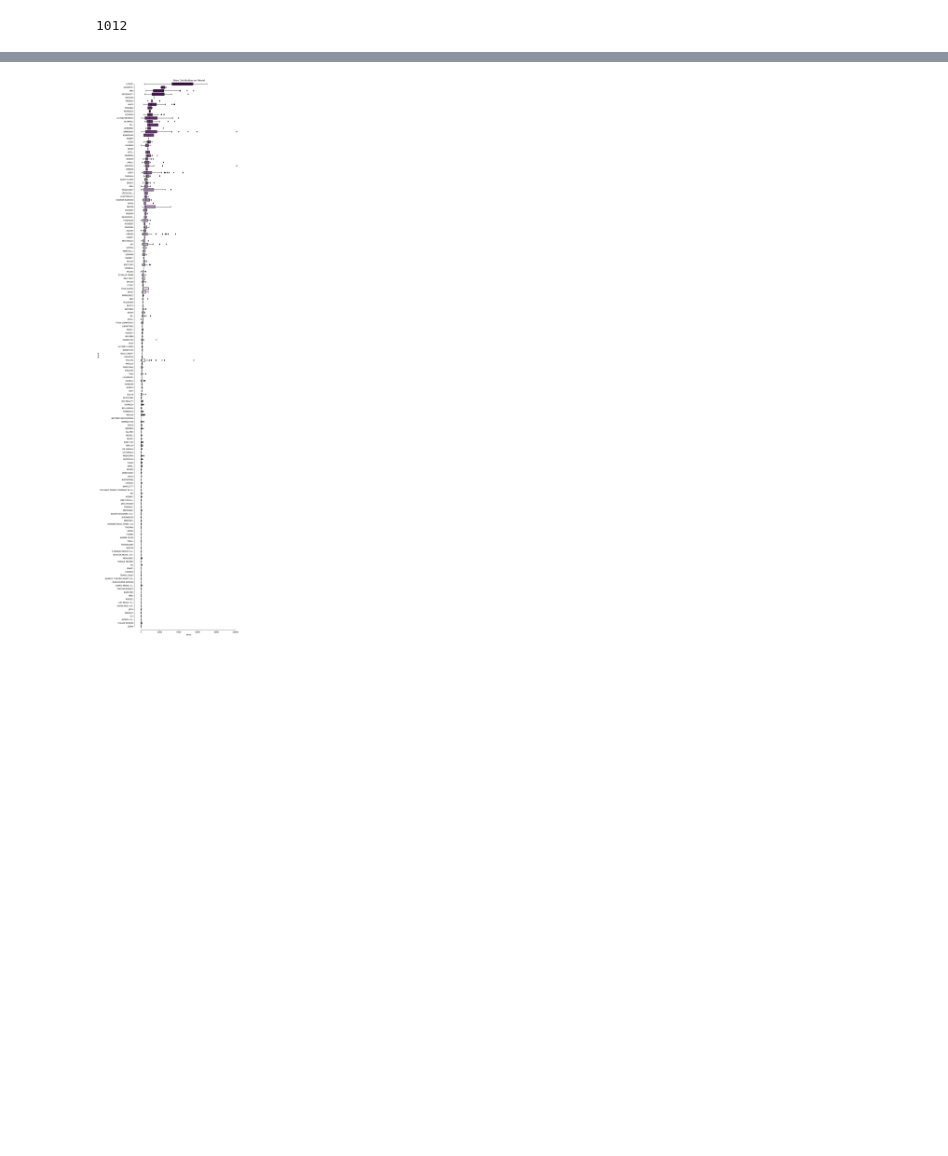
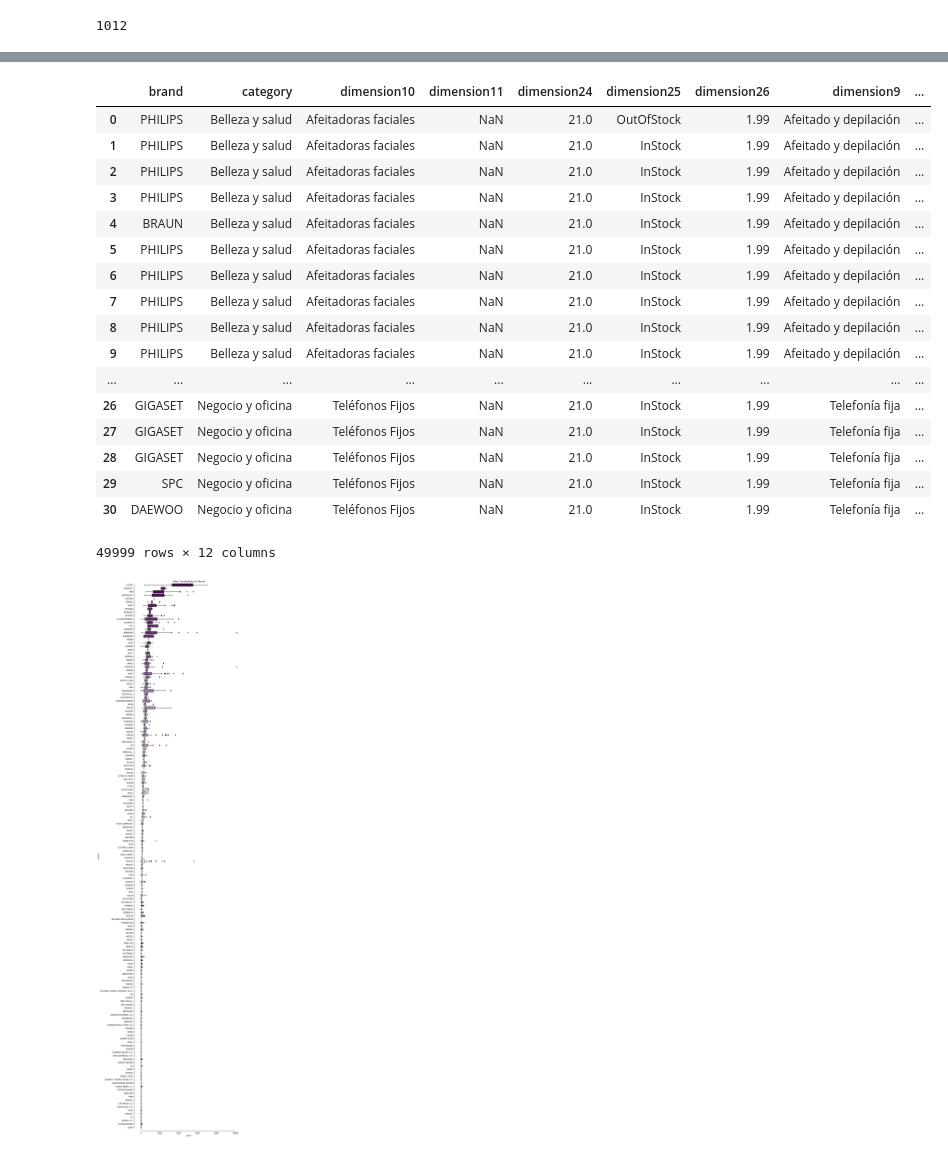
Before and after one commit to lisardogayan/Webscrapping, a Jupyter notebook: Test_Webscrapping.ipynb, the cells around one changed output, grey strips where cells are left out. Cells and saved outputs as stored; diff of their text form; code cells hidden in the pictures; blank space fills up the shorter version.

```diff
--- a/Test_Webscrapping.ipynb
+++ b/Test_Webscrapping.ipynb
@@ -152,0 +205,12 @@ total_products.to_csv(dat)
+# %%
+k=711
+#for link in pagelinks[1:10]:
+for link in pagelinks[711:]:
+    k += 1
+    #print("Escaneando pagina %d de %d" % (k, len(pagelinks[1:10])))
+    print("Escaneando pagina %d de %d" % (k, len(pagelinks)))
+    products = get_data(link, dat)
+    time.sleep(2)
+    total_products = total_products.append(products)
+
+print("Done. The prices have been scrapped.")
@@ -152,0 +275,4 @@ total_products.to_csv(dat)
+# %%
+# Reindexamos el dataframe y volvemos a mostrar primeras y últimas filas
+total_products = total_products.reset_index(drop=True)
+total_products.iloc[np.r_[0:3, -3:0]]
@@ -152,0 +287,3 @@ total_products.to_csv(dat)
+# %%
+# Obtenemos la fecha del sistema
+now = datetime.datetime.now()
@@ -152,0 +295,3 @@ total_products.to_csv(dat)
+# %%
+# Añadimos la fecha
+total_products['date'] = now.strftime("%Y-%m-%d")
@@ -153,3 +314,24 @@ total_products.to_csv(dat)
+# %%
+total_products
+# %% [output]
+|  | brand | category | dimension10 | dimension11 | dimension24 | dimension25 | dimension26 | dimension9 | ... |
+| 0 | PHILIPS | Belleza y salud | Afeitadoras faciales | NaN | 21.0 | OutOfStock | 1.99 | Afeitado y depilación | ... |
+| 1 | PHILIPS | Belleza y salud | Afeitadoras faciales | NaN | 21.0 | InStock | 1.99 | Afeitado y depilación | ... |
+| 2 | PHILIPS | Belleza y salud | Afeitadoras faciales | NaN | 21.0 | InStock | 1.99 | Afeitado y depilación | ... |
+| 3 | PHILIPS | Belleza y salud | Afeitadoras faciales | NaN | 21.0 | InStock | 1.99 | Afeitado y depilación | ... |
+| 4 | BRAUN | Belleza y salud | Afeitadoras faciales | NaN | 21.0 | InStock | 1.99 | Afeitado y depilación | ... |
+| 5 | PHILIPS | Belleza y salud | Afeitadoras faciales | NaN | 21.0 | InStock | 1.99 | Afeitado y depilación | ... |
+| 6 | PHILIPS | Belleza y salud | Afeitadoras faciales | NaN | 21.0 | InStock | 1.99 | Afeitado y depilación | ... |
+| 7 | PHILIPS | Belleza y salud | Afeitadoras faciales | NaN | 21.0 | InStock | 1.99 | Afeitado y depilación | ... |
+| 8 | PHILIPS | Belleza y salud | Afeitadoras faciales | NaN | 21.0 | InStock | 1.99 | Afeitado y depilación | ... |
+| 9 | PHILIPS | Belleza y salud | Afeitadoras faciales | NaN | 21.0 | InStock | 1.99 | Afeitado y depilación | ... |
+| ... | ... | ... | ... | ... | ... | ... | ... | ... | ... |
+| 26 | GIGASET | Negocio y oficina | Teléfonos Fijos | NaN | 21.0 | InStock | 1.99 | Telefonía fija | ... |
+| 27 | GIGASET | Negocio y oficina | Teléfonos Fijos | NaN | 21.0 | InStock | 1.99 | Telefonía fija | ... |
+| 28 | GIGASET | Negocio y oficina | Teléfonos Fijos | NaN | 21.0 | InStock | 1.99 | Telefonía fija | ... |
+| 29 | SPC | Negocio y oficina | Teléfonos Fijos | NaN | 21.0 | InStock | 1.99 | Telefonía fija | ... |
+| 30 | DAEWOO | Negocio y oficina | Teléfonos Fijos | NaN | 21.0 | InStock | 1.99 | Telefonía fija | ... |
+49999 rows × 12 columns
 # %%
 viz_data(dat, viz)
 # %% [output]
```
Also changed, not shown: parts of 19 cells of this notebook, 5 other files.
